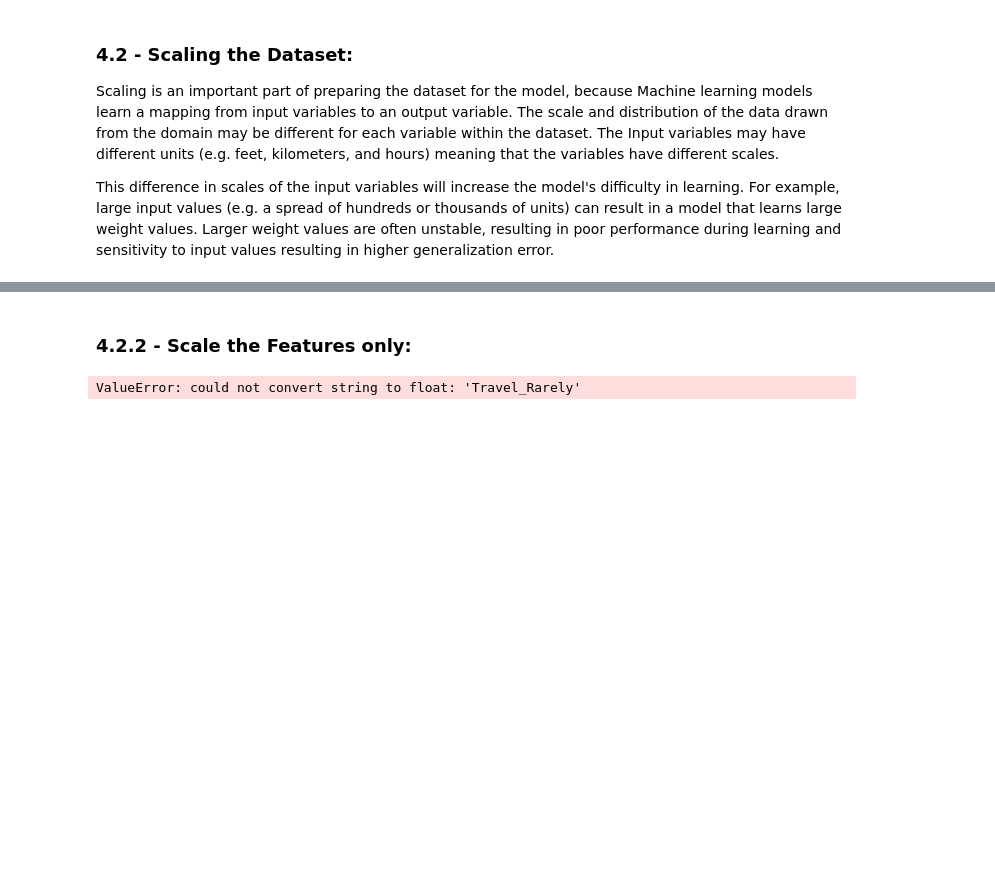
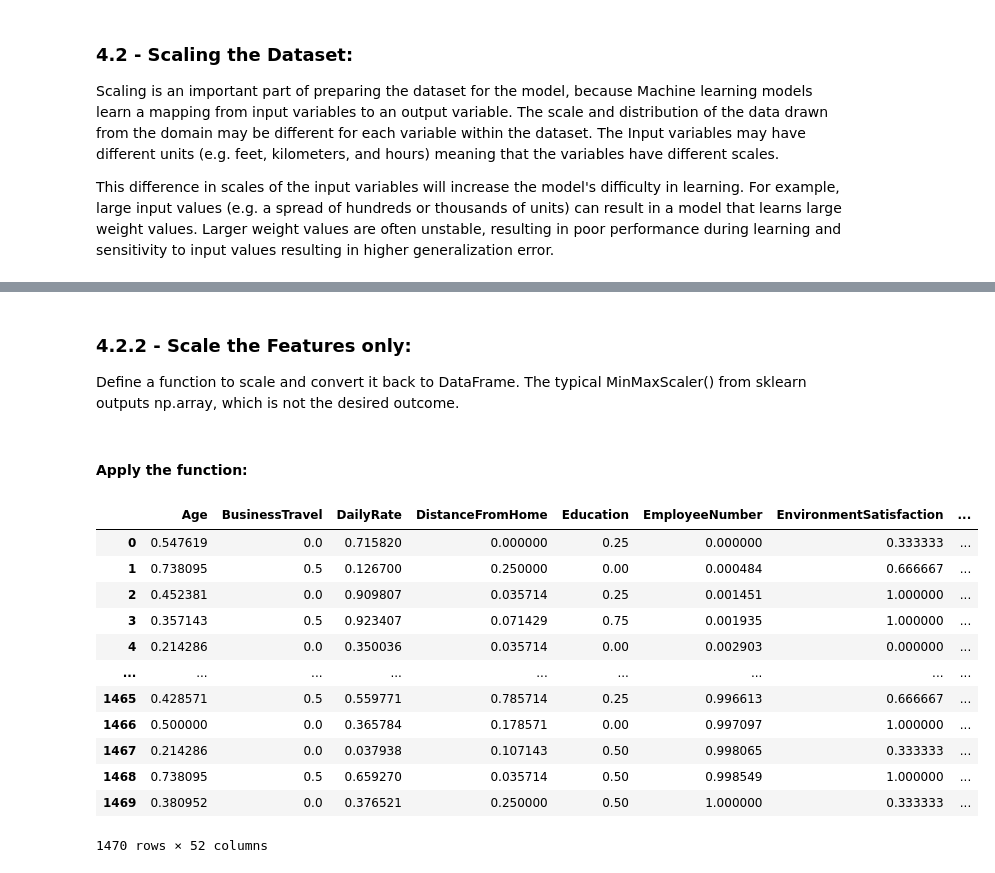
Before and after one commit to ylee9107/DS_Projects_for_Business, a Jupyter notebook: Project 1 - DS for HR department/DSB_Human Resource Department.ipynb, the cells around one changed output, grey strips where cells are left out. Drawn from its saved outputs; the diff is of its cells as text; code cells hidden in the pictures; blank space fills up the shorter version.

```diff
--- a/Project 1 - DS for HR department/DSB_Human Resource Department.ipynb
+++ b/Project 1 - DS for HR department/DSB_Human Resource Department.ipynb
@@ -832,10 +812,61 @@ x_employee_features = employee_data_df.drop(labels='Attrition', axis=1)
-# %% [markdown]
-### 4.2.2 - Scale the Features only:
+# %% [markdown]
+### 4.2.2 - Scale the Features only:
+
+Define a function to scale and convert it back to DataFrame. The typical MinMaxScaler() from sklearn outputs np.array, which is not the desired outcome.
+# %%
+class scale_features_dataFrame(TransformerMixin):
+    """ This builds the Custom Scaler for the dataset, that inherits the TransformerMixin class.
+        The inheritance should have a .fit_transform method to call with .fit and .transform methods.
+    Parameters:
+        - dataFrame, is the input Dataset (DataFrame)
+        -
+    Returns:
+        - returns the Scaled DataFrame (rather than np.array).
+    """
+    # Initialise the instance attributes, the columns and ordering:
+    def __init__(self):
+        pass
+
+    # Transform the dataset's ordinal values:
+    def transform(self, dataFrame):
+        X = dataFrame.copy()
+        scaler = MinMaxScaler()
+
+        # Scale the data:
+        X_array = scaler.fit_transform(X)
+
+        # Convert back to DataFrame:
+        X_df = pd.DataFrame(X_array,
+                            index=X.index,
+                            columns=X.columns)
+
+        return X_df
+
+    # Fit method, that follows the fit method from scikit-learn:
+    def fit(self, *_):
+        return self
+# %% [markdown]
+#### Apply the function:
 # %%
-# Instantiate the MinMaxScaler
-scaler = MinMaxScaler()
+# Instantiate teh Scaler:
+scaler = scale_features_dataFrame()
 
-# Fit and Transform the dataset:
-scaler.fit_transform(x_employee_features)
+# Fit and Transform the data:
+x_employee_features_copy = scaler.fit_transform(X=employee_data_df_copy)
+
+# Inspect:
+x_employee_features_copy
 # %% [output]
+|  | Age | BusinessTravel | DailyRate | DistanceFromHome | Education | EmployeeNumber | EnvironmentSatisfaction | ... |
+| 0 | 0.547619 | 0.0 | 0.715820 | 0.000000 | 0.25 | 0.000000 | 0.333333 | ... |
+| 1 | 0.738095 | 0.5 | 0.126700 | 0.250000 | 0.00 | 0.000484 | 0.666667 | ... |
+| 2 | 0.452381 | 0.0 | 0.909807 | 0.035714 | 0.25 | 0.001451 | 1.000000 | ... |
+| 3 | 0.357143 | 0.5 | 0.923407 | 0.071429 | 0.75 | 0.001935 | 1.000000 | ... |
+| 4 | 0.214286 | 0.0 | 0.350036 | 0.035714 | 0.00 | 0.002903 | 0.000000 | ... |
+| ... | ... | ... | ... | ... | ... | ... | ... | ... |
+| 1465 | 0.428571 | 0.5 | 0.559771 | 0.785714 | 0.25 | 0.996613 | 0.666667 | ... |
+| 1466 | 0.500000 | 0.0 | 0.365784 | 0.178571 | 0.00 | 0.997097 | 1.000000 | ... |
+| 1467 | 0.214286 | 0.0 | 0.037938 | 0.107143 | 0.50 | 0.998065 | 0.333333 | ... |
+| 1468 | 0.738095 | 0.5 | 0.659270 | 0.035714 | 0.50 | 0.998549 | 1.000000 | ... |
+| 1469 | 0.380952 | 0.0 | 0.376521 | 0.250000 | 0.50 | 1.000000 | 0.333333 | ... |
-ValueError: could not convert string to float: 'Travel_Rarely'
+1470 rows × 52 columns
```
Also changed, not shown: parts of 43 cells of this notebook.
